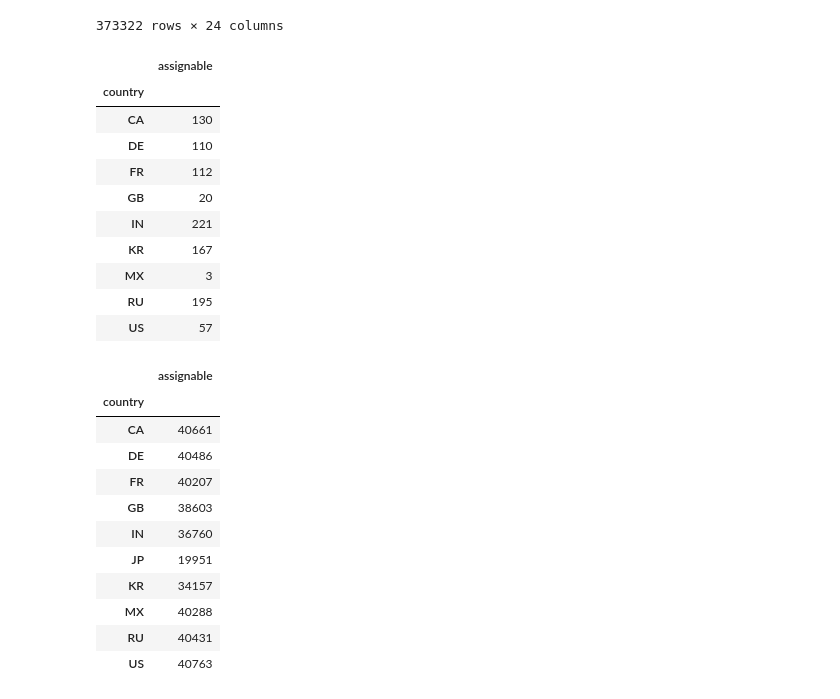
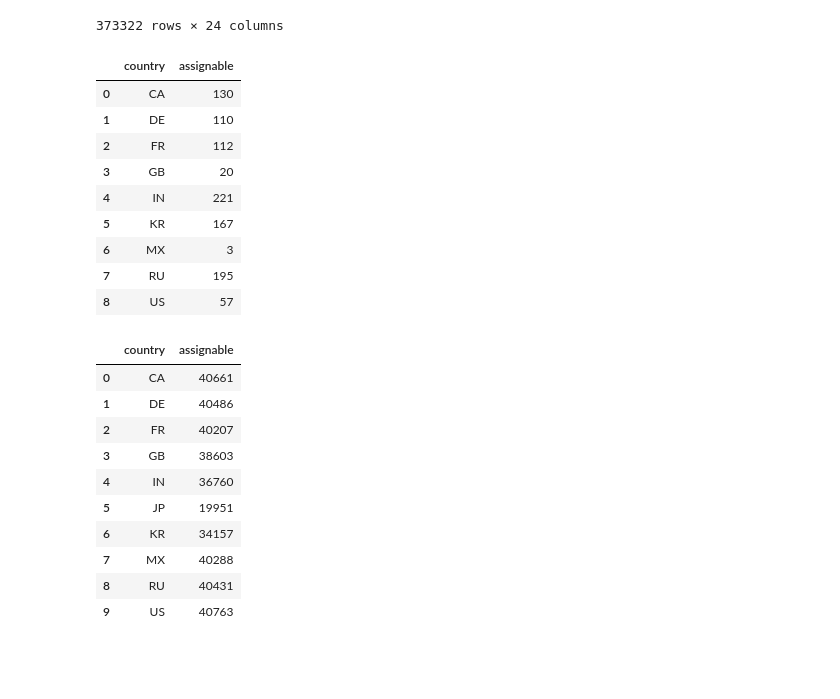
Before and after one commit to KevinDex3/Foundations-ComputerScience-Project, a Jupyter notebook: TrendingYoutube.ipynb, the cells around one changed output. Saved outputs shown, nothing was run; the diff lists cells and outputs as text; code cells hidden in the pictures; blank space fills up the shorter version.

```diff
--- a/TrendingYoutube.ipynb
+++ b/TrendingYoutube.ipynb
@@ -818,31 +814,29 @@ df_all
 | 373321 | ooyjaVdt-jA | 18.14.06 | Official Call of Duty®: Black Ops... | Call of Duty | 20 | 2018-05-17 17:09:38+00:00 | call of duty|"cod"|"activision"|"... | 10306119 | 357079 | ... |
 373322 rows × 24 columns
 # %%
-df_all[df_all['assignable'] == False].groupby('country')[['assignable']].count()
+df_all[df_all['assignable'] == False].groupby('country')['assignable'].count().reset_index()
 # %% [output]
-|  | assignable |
-| country |  |
-| CA | 130 |
-| DE | 110 |
-| FR | 112 |
-| GB | 20 |
-| IN | 221 |
-| KR | 167 |
-| MX | 3 |
-| RU | 195 |
-| US | 57 |
+|  | country | assignable |
+| 0 | CA | 130 |
+| 1 | DE | 110 |
+| 2 | FR | 112 |
+| 3 | GB | 20 |
+| 4 | IN | 221 |
+| 5 | KR | 167 |
+| 6 | MX | 3 |
+| 7 | RU | 195 |
+| 8 | US | 57 |
 # %%
-df_all[df_all['assignable'] == True].groupby('country')[['assignable']].count()
+df_all[df_all['assignable'] == True].groupby('country')[['assignable']].count().reset_index()
 # %% [output]
-|  | assignable |
-| country |  |
-| CA | 40661 |
-| DE | 40486 |
-| FR | 40207 |
-| GB | 38603 |
-| IN | 36760 |
-| JP | 19951 |
-| KR | 34157 |
-| MX | 40288 |
-| RU | 40431 |
-| US | 40763 |
+|  | country | assignable |
+| 0 | CA | 40661 |
+| 1 | DE | 40486 |
+| 2 | FR | 40207 |
+| 3 | GB | 38603 |
+| 4 | IN | 36760 |
+| 5 | JP | 19951 |
+| 6 | KR | 34157 |
+| 7 | MX | 40288 |
+| 8 | RU | 40431 |
+| 9 | US | 40763 |
```
Also changed, not shown: parts of 6 cells of this notebook.
